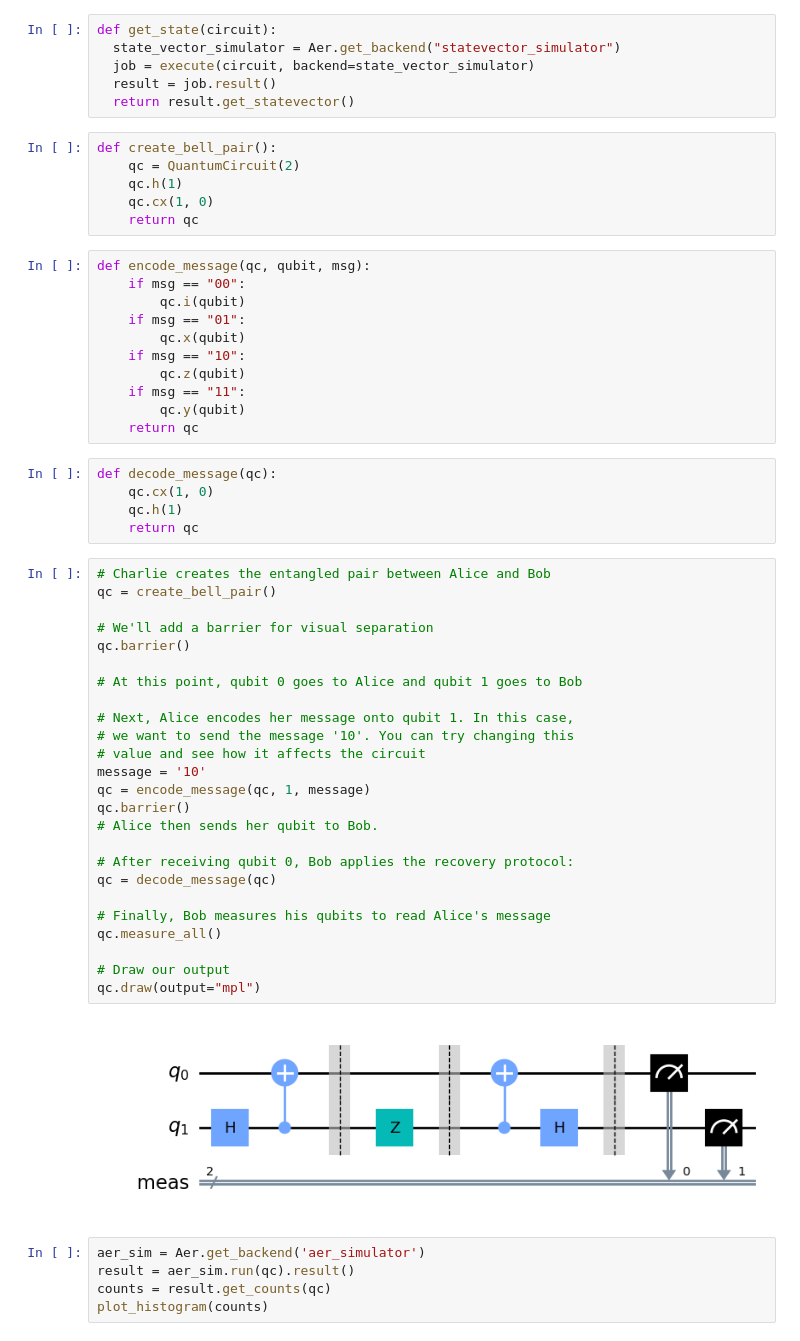
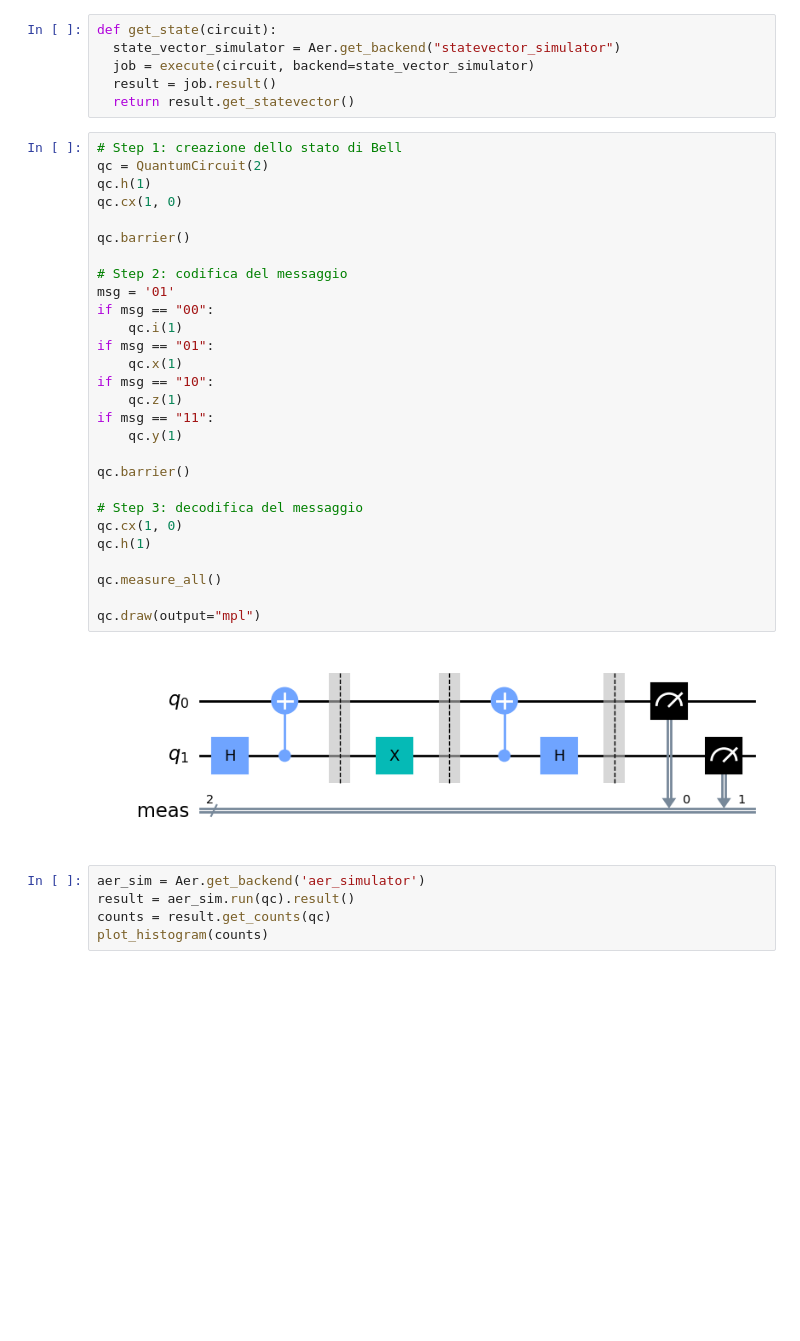
Before and after one commit to EmmanueleVilla/quantum_computing, a Jupyter notebook: Colab_10b_Superdense_coding.ipynb, the cells around one changed output. Drawn from its saved outputs; the diff is of its cells as text; blank space fills up the shorter version.

```diff
--- a/Colab_10b_Superdense_coding.ipynb
+++ b/Colab_10b_Superdense_coding.ipynb
@@ -12,55 +20,36 @@ def get_state(circuit):
   job = execute(circuit, backend=state_vector_simulator)
   result = job.result()
   return result.get_statevector()
-# %%
-def create_bell_pair():
-    qc = QuantumCircuit(2)
-    qc.h(1)
-    qc.cx(1, 0)
-    return qc
 # %%
-def encode_message(qc, qubit, msg):
-    if msg == "00":
-        qc.i(qubit)
-    if msg == "01":
-        qc.x(qubit)
-    if msg == "10":
-        qc.z(qubit)
-    if msg == "11":
-        qc.y(qubit)
-    return qc
+# Step 1: creazione dello stato di Bell
+qc = QuantumCircuit(2)
+qc.h(1)
+qc.cx(1, 0)
+
+qc.barrier()
+
+# Step 2: codifica del messaggio
+msg = '01'
+if msg == "00":
+    qc.i(1)
+if msg == "01":
+    qc.x(1)
+if msg == "10":
+    qc.z(1)
+if msg == "11":
+    qc.y(1)
+
+qc.barrier()
+
+# Step 3: decodifica del messaggio
+qc.cx(1, 0)
+qc.h(1)
+
+qc.measure_all()
+
+qc.draw(output="mpl")
+# %% [output]
+[figure, added]
-# %%
-def decode_message(qc):
-    qc.cx(1, 0)
-    qc.h(1)
-    return qc
-# %%
-# Charlie creates the entangled pair between Alice and Bob
-qc = create_bell_pair()
-
-# We'll add a barrier for visual separation
-qc.barrier()
-
-# At this point, qubit 0 goes to Alice and qubit 1 goes to Bob
-
-# Next, Alice encodes her message onto qubit 1. In this case,
-# we want to send the message '10'. You can try changing this
-# value and see how it affects the circuit
-message = '10'
-qc = encode_message(qc, 1, message)
-qc.barrier()
-# Alice then sends her qubit to Bob.
-
-# After receiving qubit 0, Bob applies the recovery protocol:
-qc = decode_message(qc)
-
-# Finally, Bob measures his qubits to read Alice's message
-qc.measure_all()
-
-# Draw our output
-qc.draw(output="mpl")
-# %% [output]
-[figure, removed]
 # %%
 aer_sim = Aer.get_backend('aer_simulator')
 result = aer_sim.run(qc).result()
```
Also changed, not shown: parts of 1 cell of this notebook.
